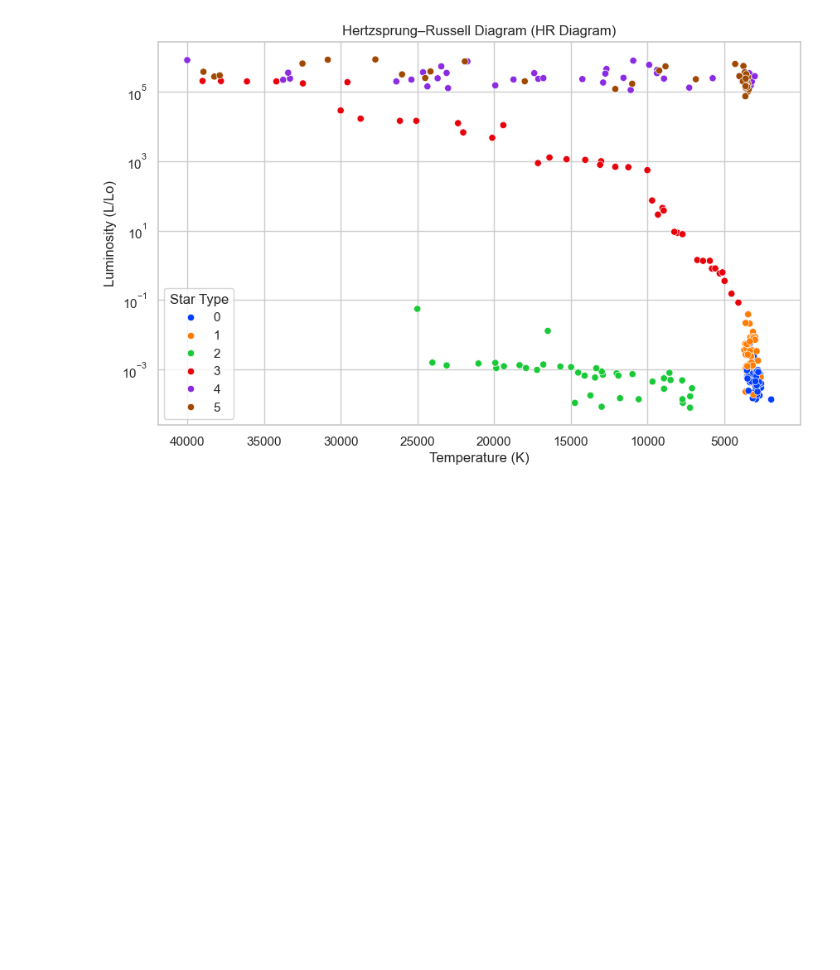
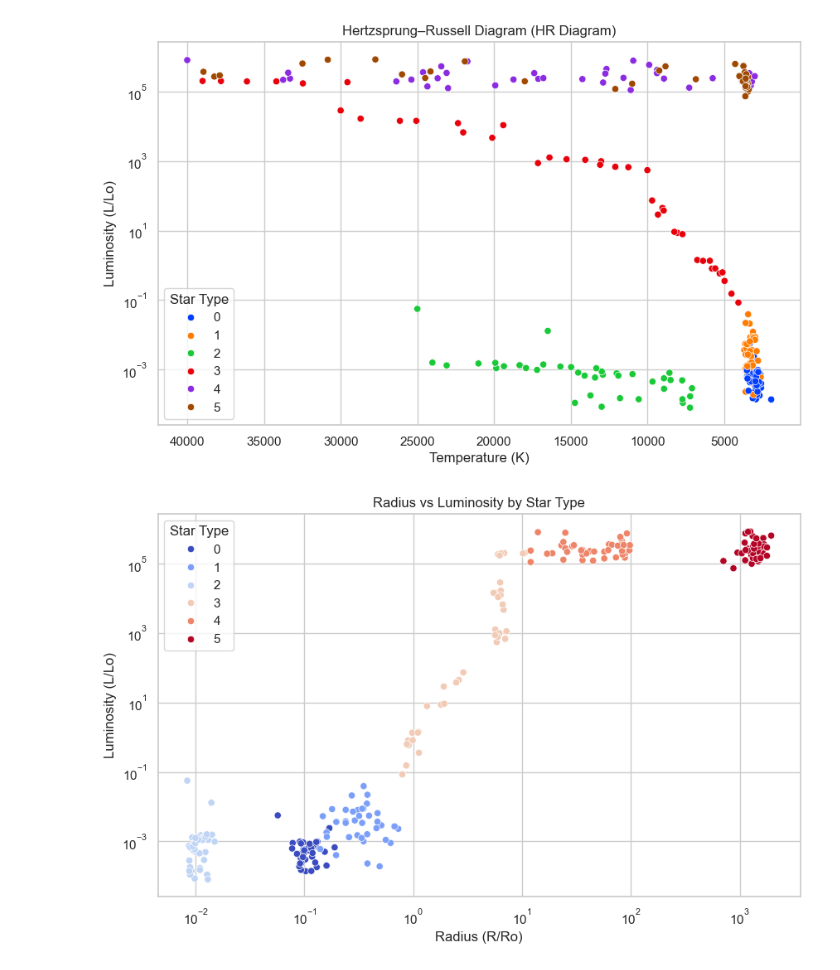
Before and after one commit to Sonal7578/star-project, a Jupyter notebook: star.ipynb, the cells around one changed output. Drawn from its saved outputs; the diff is of its cells as text; code cells hidden in the pictures; blank space fills up the shorter version.

Commit message:
Visualize relationship between radius and luminosity using log scales

```diff
--- a/star.ipynb
+++ b/star.ipynb
@@ -103,3 +103,21 @@ plt.legend(title='Star Type')
 plt.show()
 # %% [output]
 [figure]
+# %%
+plt.figure(figsize=(10, 6))
+sns.scatterplot(
+    x='Radius(R/Ro)',
+    y='Luminosity(L/Lo)',
+    hue='Star type',
+    palette='coolwarm',
+    data=df
+)
+plt.title('Radius vs Luminosity by Star Type')
+plt.xlabel('Radius (R/Ro)')
+plt.ylabel('Luminosity (L/Lo)')
+plt.yscale('log')
+plt.xscale('log')
+plt.legend(title='Star Type')
+plt.show()
+# %% [output]
+[figure, added]
```
